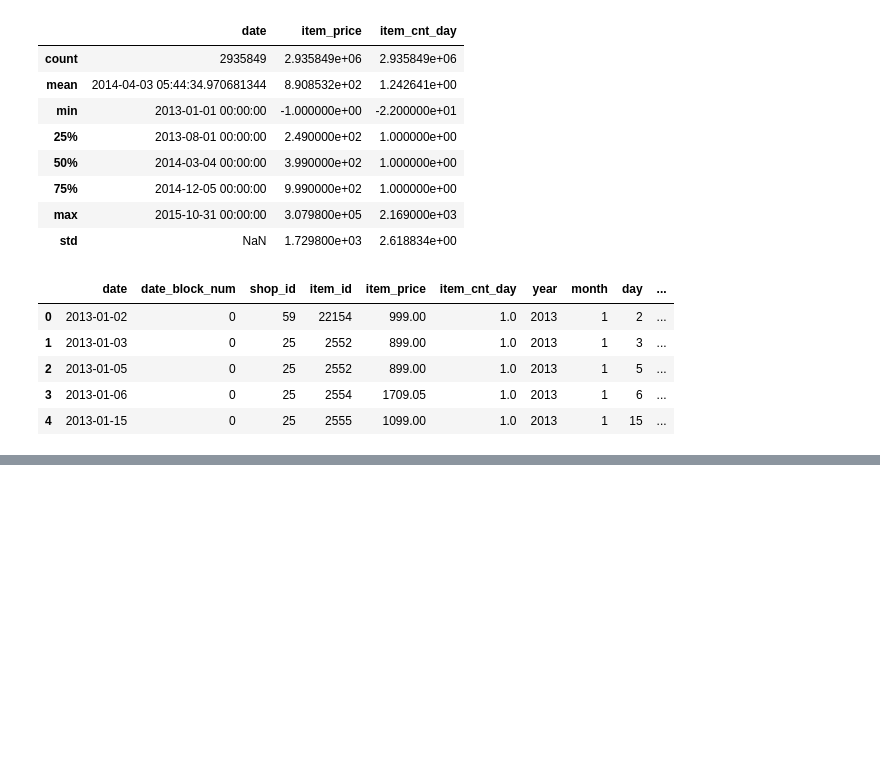
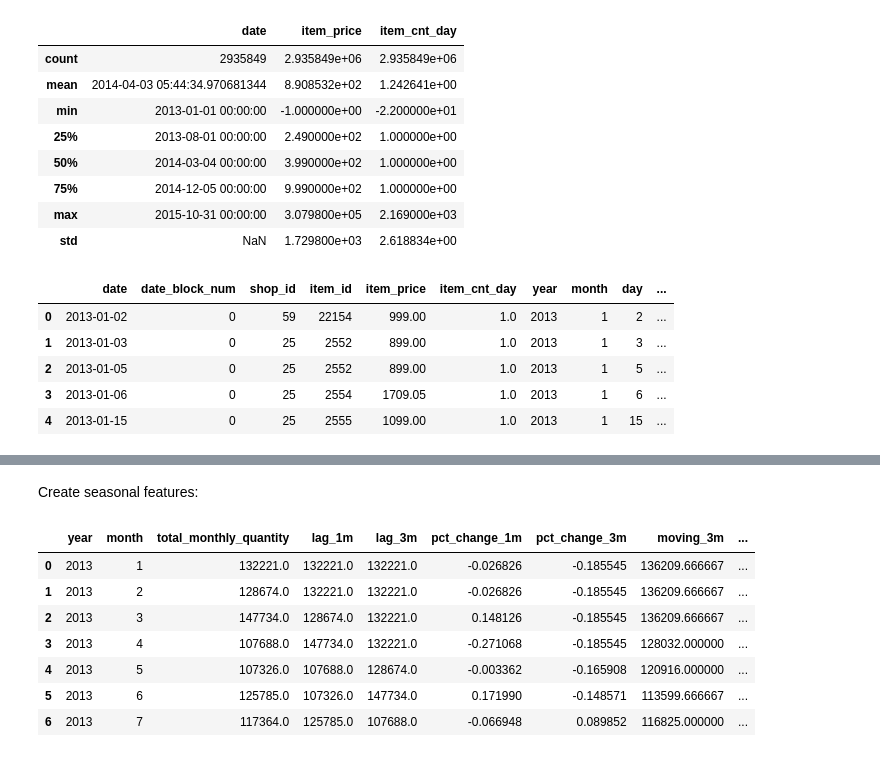
Before and after one commit to thaianle/future-sales-prediction, a Jupyter notebook: 02_new_features.ipynb, the cells around one changed output, grey strips where cells are left out. Cells and saved outputs as stored; diff of their text form; code cells hidden in the pictures; blank space fills up the shorter version.

```diff
--- a/02_new_features.ipynb
+++ b/02_new_features.ipynb
@@ -214,0 +267,17 @@ sales_full.head()
+# %%
+# Keep the necessary columns only - we are predicting by month
+sales_features = sales_full[['year', 'month', 'shop_id', 'item_category_id', 'item_id', 'item_price', 'item_cnt_day']].copy()
+
+# Because no item has more than 1 price, we can group item price by the median
+sales_features_price = sales_features[['year', 'month', 'shop_id', 'item_category_id', 'item_id', 'item_price']]\
+    .groupby(['year', 'month', 'shop_id', 'item_category_id', 'item_id'], as_index = False).median()
+
+# Group item count by month by the sum
+sales_features_itemcnt = sales_features[['year', 'month', 'shop_id', 'item_category_id', 'item_id', 'item_cnt_day']]\
+    .groupby(['year', 'month', 'shop_id', 'item_category_id', 'item_id'], as_index = False).sum()
+
+sales_features_itemcnt.rename(columns = {'item_cnt_day': 'item_cnt_month'}, inplace = True)
+
+sales_features = sales_features_price.merge(sales_features_itemcnt, how = 'inner', on = ['year', 'month', 'shop_id', 'item_category_id', 'item_id'])
+sales_features.sort_values(['year', 'month', 'shop_id', 'item_category_id', 'item_id', 'item_price', 'item_cnt_month'], inplace = True)
+sales_features.head()
@@ -214,0 +400,37 @@ sales_full.head()
+# %% [markdown]
+Create seasonal features:
+# %%
+sales_month['season'] = sales_month['month'].case_when(
+    [(sales_month['month'].isin([3, 4, 5]), 'spring'),
+     (sales_month['month'].isin([6, 7, 8]), 'summer'),
+     (sales_month['month'].isin([9, 10, 11]), 'fall'),
+     (sales_month['month'].isin([12, 1, 2]), 'winter')]
+)
+
+# Because winter is very cold in Russia, I will encode so that winter goes first
+sales_month['season'] = pd.Categorical(values = sales_month['season'], ordered = True,
+                                       categories = ['winter', 'spring', 'summer', 'fall'])
+
+# Use one-hot encoding to turn the seasons into features
+# Drop the first column (winter) to avoid multicollinearity
+onehot_season = pd.get_dummies(sales_month['season'], drop_first = True)
+
+# Convert data type of all the one-hot encoded values: True/False to 0/1
+onehot_season = onehot_season.map(lambda x: int(x))
+
+# Merge the one-hot encoding into the sales_month feature DataFrame
+sales_month = pd.concat([sales_month, onehot_season], axis = 1)
+
+# Drop the categorical 'season' column now that we have 3 one-hot encoded season columns
+sales_month.drop('season', axis = 1, inplace = True)
+
+sales_month.head(7)
+# %% [output]
+|  | year | month | total_monthly_quantity | lag_1m | lag_3m | pct_change_1m | pct_change_3m | moving_3m | ... |
+| 0 | 2013 | 1 | 132221.0 | 132221.0 | 132221.0 | -0.026826 | -0.185545 | 136209.666667 | ... |
+| 1 | 2013 | 2 | 128674.0 | 132221.0 | 132221.0 | -0.026826 | -0.185545 | 136209.666667 | ... |
+| 2 | 2013 | 3 | 147734.0 | 128674.0 | 132221.0 | 0.148126 | -0.185545 | 136209.666667 | ... |
+| 3 | 2013 | 4 | 107688.0 | 147734.0 | 132221.0 | -0.271068 | -0.185545 | 128032.000000 | ... |
+| 4 | 2013 | 5 | 107326.0 | 107688.0 | 128674.0 | -0.003362 | -0.165908 | 120916.000000 | ... |
+| 5 | 2013 | 6 | 125785.0 | 107326.0 | 147734.0 | 0.171990 | -0.148571 | 113599.666667 | ... |
+| 6 | 2013 | 7 | 117364.0 | 125785.0 | 107688.0 | -0.066948 | 0.089852 | 116825.000000 | ... |
```
Also changed, not shown: parts of 25 cells of this notebook, 1 other file.
